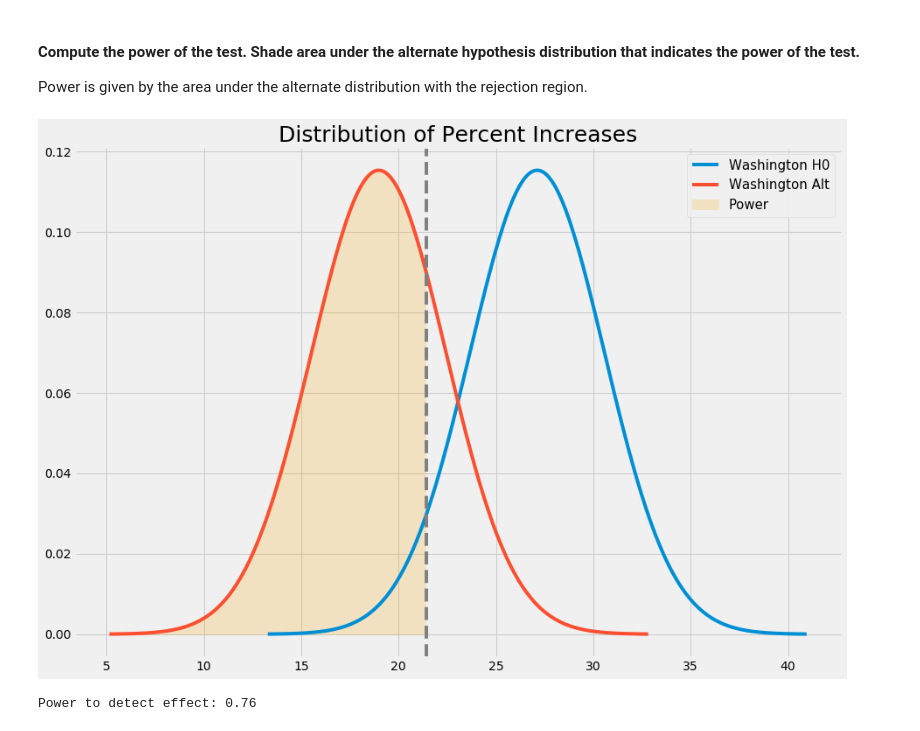
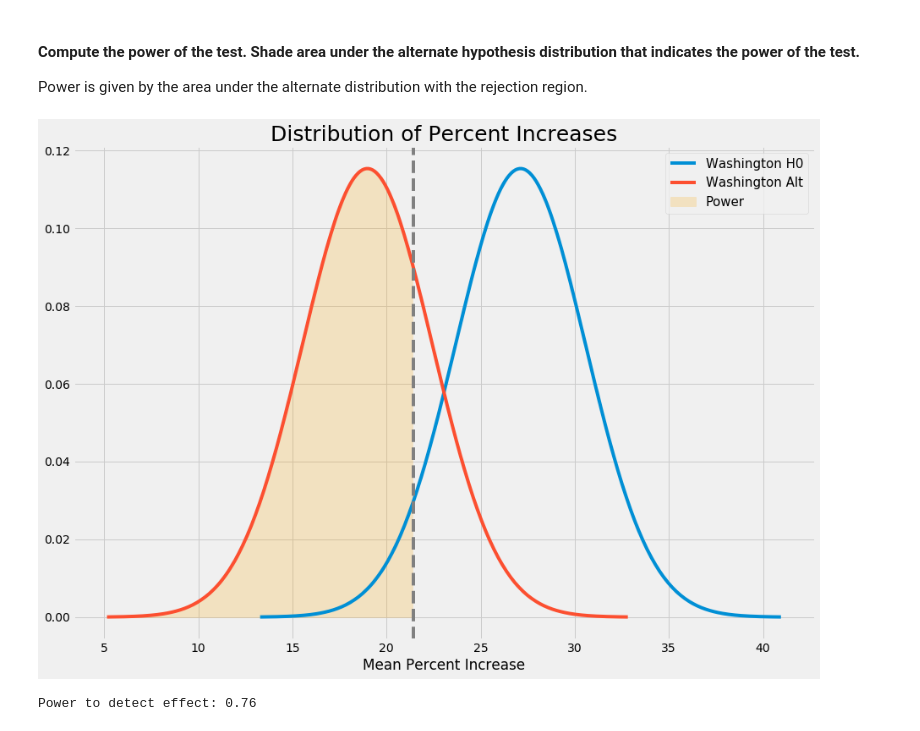
Before and after one commit to tylerjwoods/covid-19, a Jupyter notebook: COVID-19-USA-Percent-Change.ipynb, the cells around one changed output. Drawn from its saved outputs; the diff is of its cells as text; code cells hidden in the pictures.

```diff
--- a/COVID-19-USA-Percent-Change.ipynb
+++ b/COVID-19-USA-Percent-Change.ipynb
@@ -487,14 +508,15 @@ def plot_power_reigons(ax1, distribution_0, distribution_a, mean, std_error):
 # %%
 fig, ax = plt.subplots(figsize=(14,10))
 plot_distribution(ax, washington_pre_dist, wash_ave_pre,
                   wash_std_error_pre, 'Washington H0')
 plot_distribution(ax, washington_alt, wash_ave_pre*0.7,
                   wash_std_error_pre, 'Washington Alt')
 plot_power_reigons(ax, washington_pre_dist, washington_alt,
                    wash_ave_pre*0.7, wash_std_error_pre)
 generate_labels_dist(ax)
+plt.xlabel('Mean Percent Increase');
 # %% [output]
-[figure, old version]
+[figure, new version]
 # %%
 def compute_power_one_tailed(distribution_0, distribution_a):
     """Compute the statistical power of a standard one-tailed z-test.
```
Also changed, not shown: parts of 12 cells of this notebook, 2 other files.
